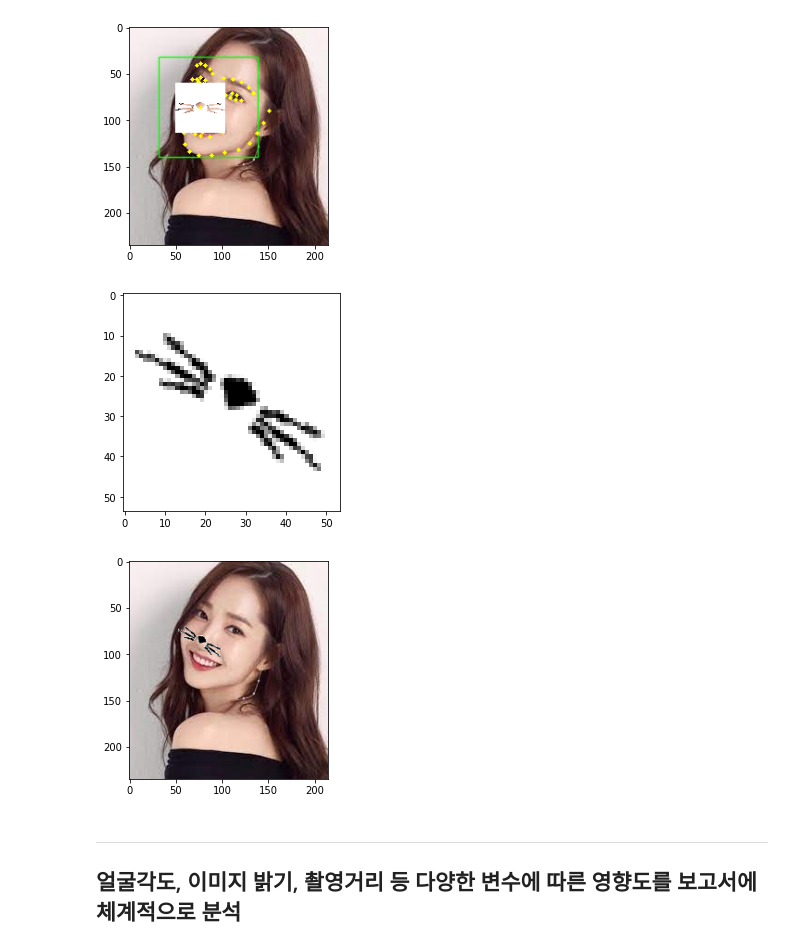
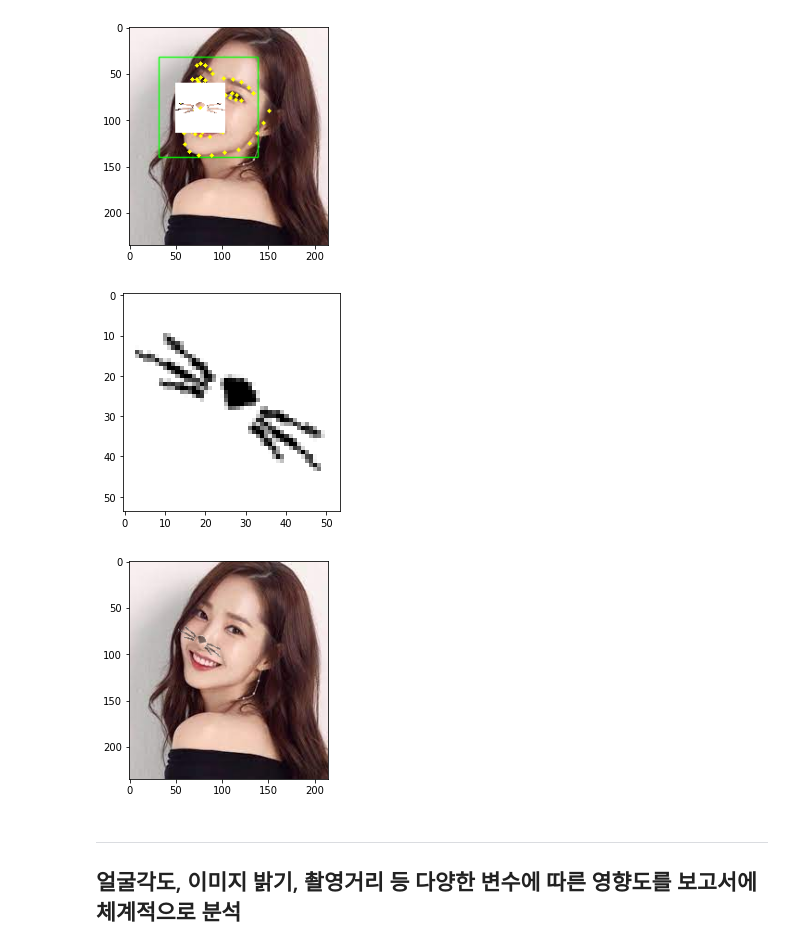
Before and after one commit to happybin2013/AIFFEL7_Quest, a Jupyter notebook: EXPLORATION_RS7_Quest/Quest04/EXPLORATION_RS7_Quest04.ipynb, the cells around one changed output. Cells and saved outputs as stored; diff of their text form; code cells hidden in the pictures.

```diff
--- a/EXPLORATION_RS7_Quest/Quest04/EXPLORATION_RS7_Quest04.ipynb
+++ b/EXPLORATION_RS7_Quest/Quest04/EXPLORATION_RS7_Quest04.ipynb
@@ -177,38 +177,40 @@ sticker_area = img_show2[refined_y:refined_y+img_sticker.shape[0], refined_x:ref
 '''
 이 방법은 이미지 조건값 설정
 # B, G, R = cv2.split(img_sticker)
 
 # not_black = np.any([B > 0, G > 0, R > 0], axis=0)
 
 # not_white = np.any([B == 255, G == 255, R == 255], axis=0)
 
 # condition = np.logical_and(not_black, not_white)
 # # 'condition' 배열을 3차원으로 확장
 # condition_3d = np.stack((condition, condition, condition), axis=-1)
 '''
 
 # 기울기 값 계산
 tan_theta = (landmark[30][0]-landmark[27][0])/(landmark[30][1]-landmark[27][1])
 theta = np.arctan(tan_theta)
 rotate_angle = theta *180/math.pi
 
 img_sticker_rot = cv2.getRotationMatrix2D((int(img_sticker.shape[0]/2), int(img_sticker.shape[1]/2)), rotate_angle,1)
 result = cv2.warpAffine(img_sticker, img_sticker_rot, (54, 54),flags=cv2.INTER_LINEAR,borderValue=(255,255,255)) #flags 이 옵션을 넣지 않을 경우 배경색이 검은색으로 남아있음.
 
 plt.imshow(cv2.cvtColor(result, cv2.COLOR_BGR2RGB))
 plt.show()
 
+# np.where로 처리해서 스티커 붙이기
+# img_show2[refined_y:refined_y+img_sticker.shape[0], refined_x:refined_x+img_sticker.shape[1]] = \
+#     np.where(result==255,sticker_area,result).astype(np.uint8) # 여기서 255는 왕관 사진과 수염 사진은 반대이기 때문에 255로 변경
+
+# cv2.addWeighted 가중치를 주어서 투명하게 붙이기
 img_show2[refined_y:refined_y+img_sticker.shape[0], refined_x:refined_x+img_sticker.shape[1]] = \
-    np.where(result==255,sticker_area,result).astype(np.uint8) # 여기서 255는 왕관 사진과 수염 사진은 반대이기 때문에 255로 변경
-
-# img_show2[refined_y:refined_y+img_sticker.shape[0], refined_x:refined_x+img_sticker.shape[1]] = \
-#     cv2.addWeighted(sticker_area, 1, img_sticker, 0.8, 0.0)
+    cv2.addWeighted(sticker_area, 0.5,  np.where(result==255,sticker_area, result).astype(np.uint8), 0.5, 0.0)
 
 plt.imshow(cv2.cvtColor(img_show2, cv2.COLOR_BGR2RGB))
 plt.show()
 # %% [output]
 [figure]
-[figure, old version]
+[figure, new version]
 # %%
 # # 이미지 변경 3번 째 방법 주석처리
 
```
